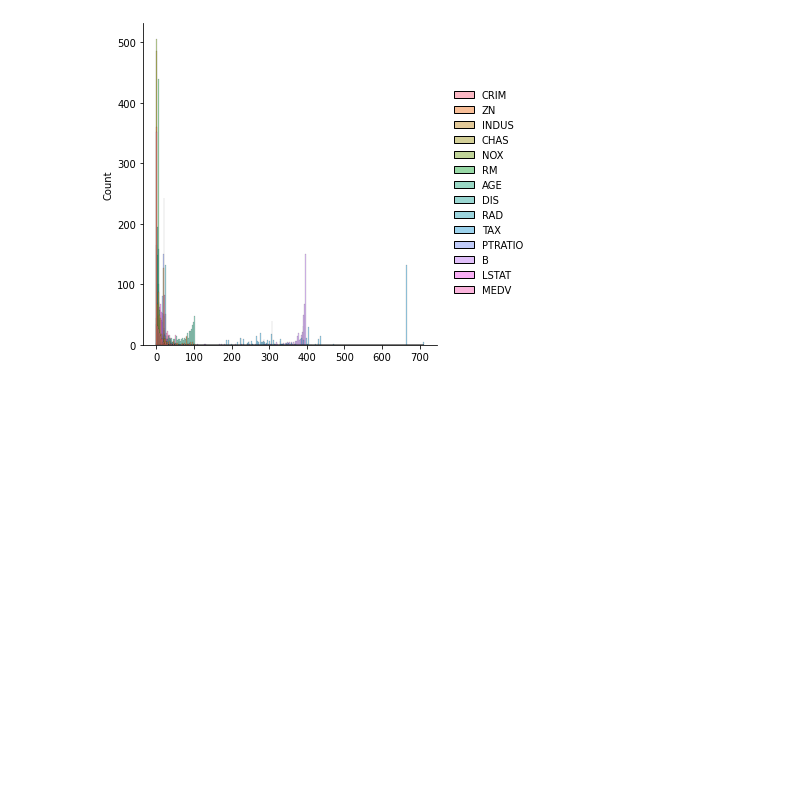
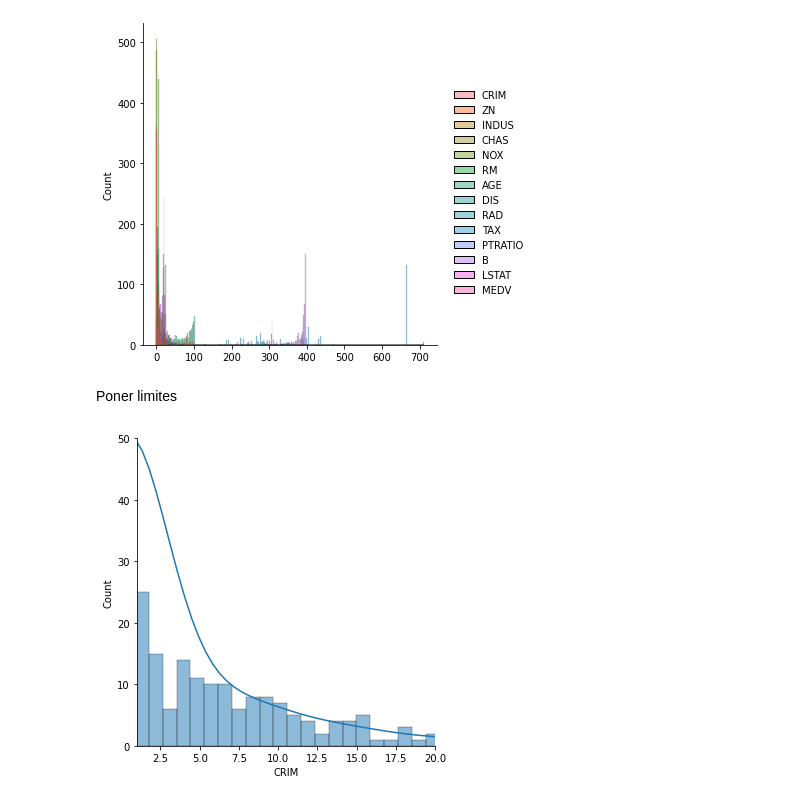
Before and after one commit to CristianVeloz0501/DMC, a Jupyter notebook: Housing_1.ipynb, the cells around one changed output. Saved outputs shown, nothing was run; the diff lists cells and outputs as text; code cells hidden in the pictures; blank space fills up the shorter version.

```diff
--- a/Housing_1.ipynb
+++ b/Housing_1.ipynb
@@ -134,4 +153,13 @@ sbn.displot(Data)
 plt.show()
 # %% [output]
 [figure]
+# %% [markdown]
+Poner limites
+# %%
+sbn.displot(Data['CRIM'],kde=True)
+plt.xlim(1,20)
+plt.ylim(0,50)
+plt.show()
+# %% [output]
+[figure, added]
 # %%
```
Also changed, not shown: parts of 3 cells of this notebook.
